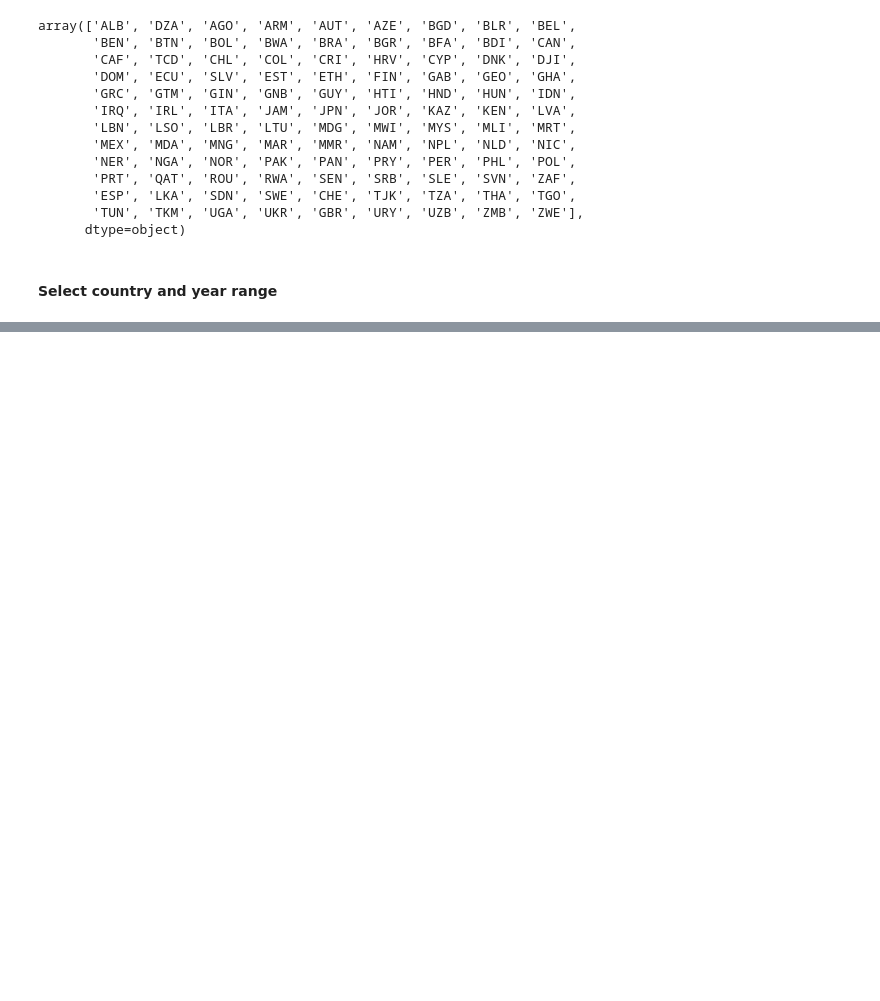
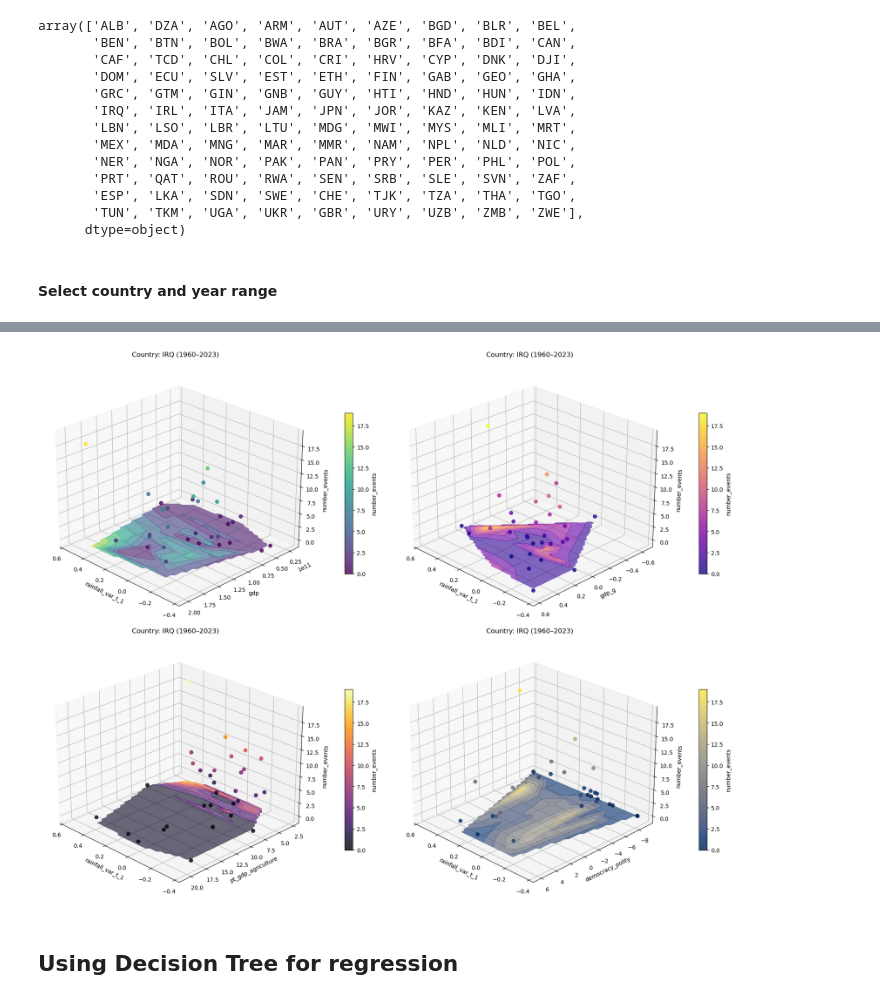
Before and after one commit to ebelchio12/nature-and-conflicts, a Jupyter notebook: 03_models/testing_non-linear_models/knn_model.ipynb, the cells around one changed output, grey strips where cells are left out. Cells and saved outputs as stored; diff of their text form; code cells hidden in the pictures; blank space fills up the shorter version.

Commit message:
update knn model

```diff
--- a/03_models/testing_non-linear_models/knn_model.ipynb
+++ b/03_models/testing_non-linear_models/knn_model.ipynb
@@ -70,2 +66,0 @@ target = 'participants'
-# %%
-df = df[df['ISO3_code']==iso]
@@ -79,7 +66,0 @@ sns.pairplot(df)
-# %%
-from sklearn.model_selection import train_test_split
-
-X = df.loc[(df['Year'] >= year_begin) & (df['Year'] < year_end), features]
-y = df.loc[(df['Year'] >= year_begin) & (df['Year'] < year_end), target]
-
-X_train, X_test, y_train, y_test = train_test_split(X, y, shuffle = False, random_state = 440, test_size = .3)
@@ -180,0 +67,10 @@ plt.show()
+# %%
+iso1 = 'PAK'
+iso2 = 'UKR'
+iso3 = 'IRQ'
+iso = iso3
+year_begin = 1960
+year_end = 2023
+
+# Filter by 'ISO3_code' (assuming it's the correct column name) and 'Year' range
+df_plot = df[(df['ISO3_code'] == iso) & (df['Year'] >= year_begin) & (df['Year'] < year_end)]
@@ -180,0 +83,56 @@ plt.show()
+# %%
+import matplotlib.pyplot as plt
+from mpl_toolkits.mplot3d import Axes3D
+import numpy as np
+from scipy.interpolate import griddata
+
+# Define variables for each plot
+plots = [
+    {'x': 'rainfall_var_t_1', 'y': 'gdp', 'z': 'number_events', 'cmap': 'viridis'},
+    {'x': 'rainfall_var_t_1', 'y': 'gdp_g', 'z': 'number_events', 'cmap': 'plasma'},
+    {'x': 'rainfall_var_t_1', 'y': 'pt_gdp_agriculture', 'z': 'number_events', 'cmap': 'inferno'},
+    {'x': 'rainfall_var_t_1', 'y': 'democracy_polity', 'z': 'number_events', 'cmap': 'cividis'}
+]
+
+fig = plt.figure(figsize=(18, 14))
+
+for i, plot in enumerate(plots, 1):
+    ax = fig.add_subplot(2, 2, i, projection='3d')
+
+    # Extract data
+    x = df_plot[plot['x']]
+    y = df_plot[plot['y']]
+    z = df_plot[plot['z']]
+    c = z
+
+    # Scatter
+    sc = ax.scatter(x, y, z, c=c, cmap=plot['cmap'], s=40, alpha=0.8)
+
+    # Colorbar
+    cbar = plt.colorbar(sc, ax=ax, shrink=0.6, pad=0.1)
+    cbar.set_label(f"{plot['z']}")
+
+    # Grid and interpolation
+    xi = np.linspace(x.min(), x.max(), 50)
+    yi = np.linspace(y.min(), y.max(), 50)
+    xi, yi = np.meshgrid(xi, yi)
+    zi = griddata((x, y), z, (xi, yi), method='linear')
+
+    # Contour projection
+    ax.contourf(xi, yi, zi, zdir='z', offset=z.min(), cmap=plot['cmap'], alpha=0.6)
+
+    # Labels and title
+    ax.set_xlabel(f"{plot['x']}")
+    ax.set_ylabel(f"{plot['y']}")
+    ax.set_zlabel(f"{plot['z']}")
+    ax.set_title(f'Country: {iso} ({year_begin}–{year_end})')
+
+    # View angle
+    ax.view_init(elev=25, azim=135)
+
+plt.tight_layout()
+plt.show()
+# %% [output]
+[figure, added]
+# %% [markdown]
+## Using Decision Tree for regression
```
Also changed, not shown: parts of 38 cells of this notebook.
